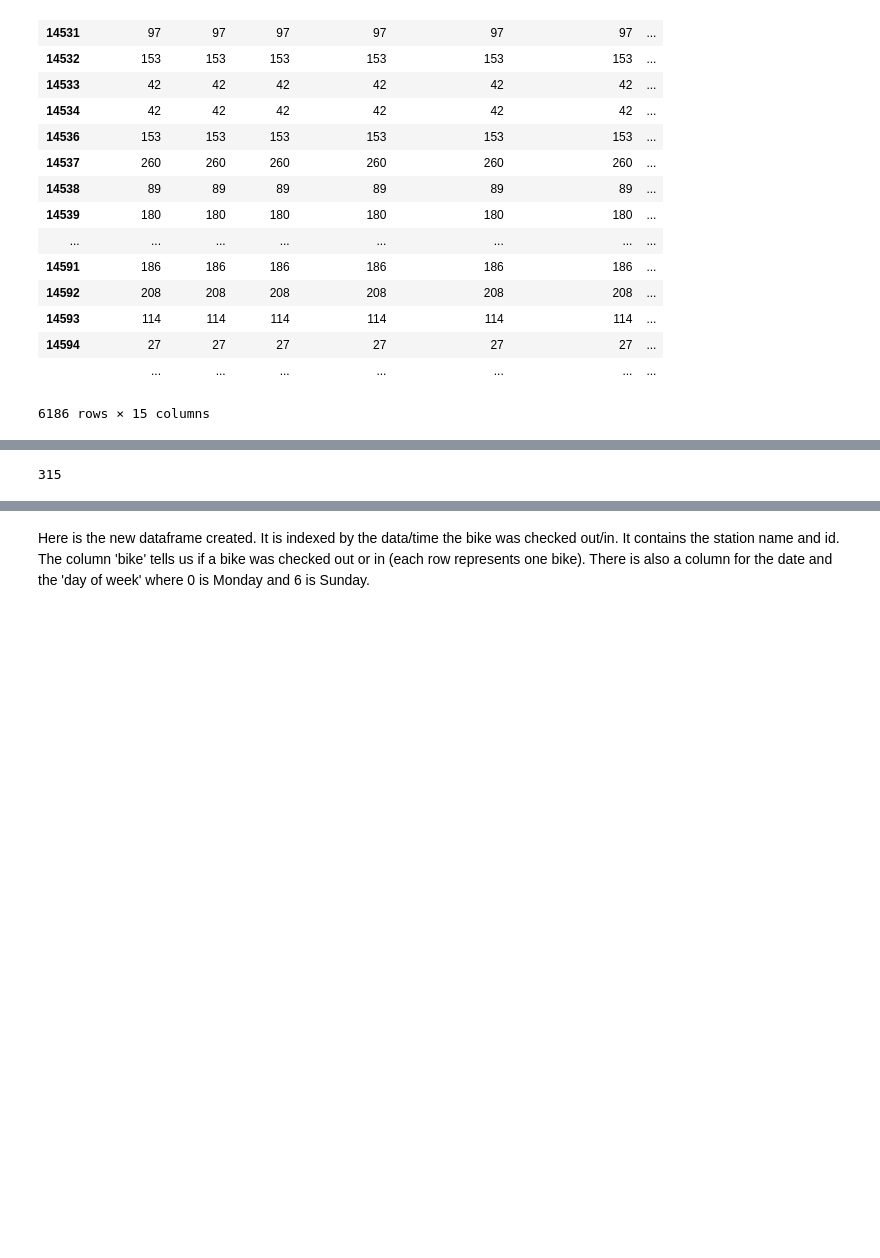
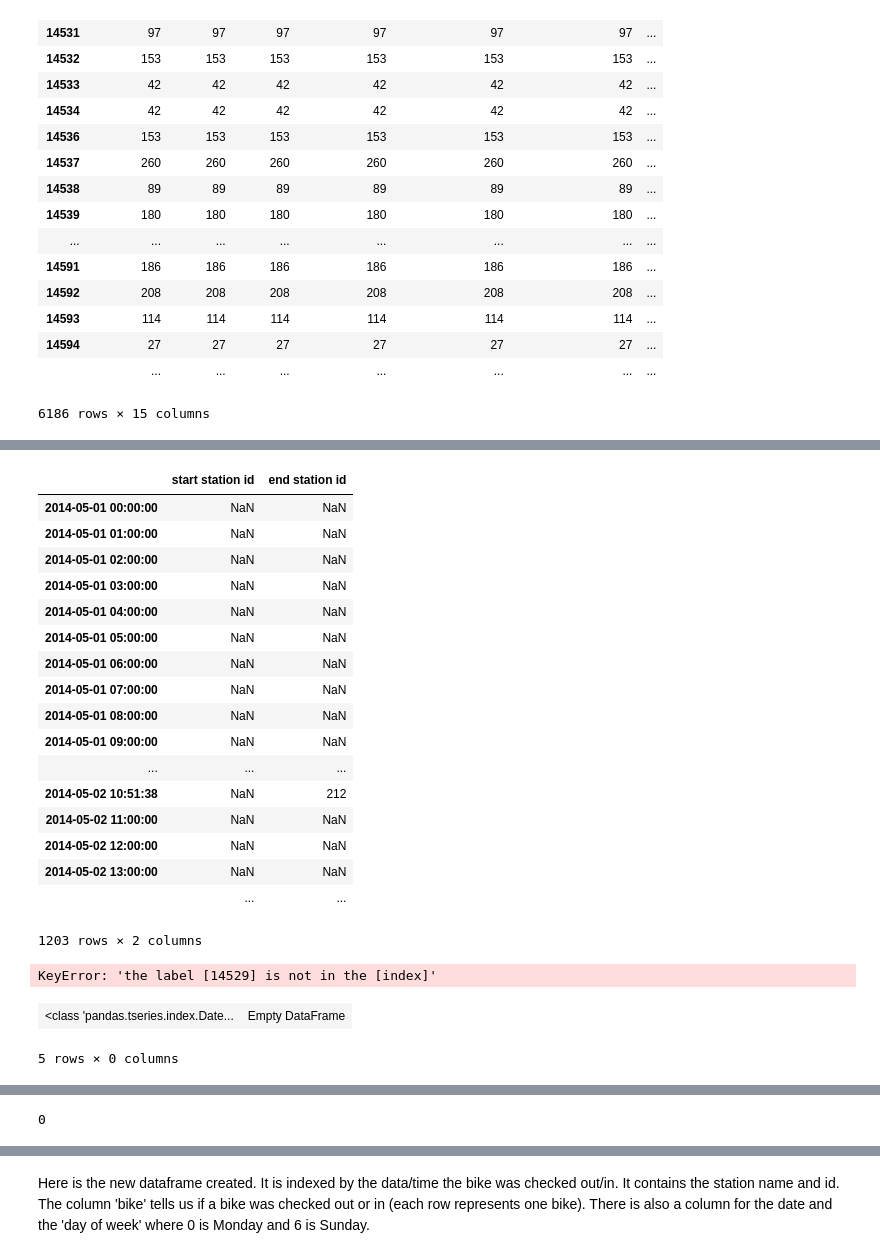
Before and after one commit to deenapatel/citibike, a Jupyter notebook: Citibike.ipynb, the cells around one changed output, grey strips where cells are left out. Cells and saved outputs as stored; diff of their text form; code cells hidden in the pictures; blank space fills up the shorter version.

```diff
--- a/Citibike.ipynb
+++ b/Citibike.ipynb
@@ -55,3 +83,42 @@ df.groupby('bikeid').count()
+# %%
+startdate = dt.datetime(2014,5,1,0,0,0)
+timerange=pd.date_range(startdate,periods=24*31,freq='H')
+#hourmarker=pd.DataFrame({'time':timerange})
+hourmarker=pd.DataFrame(index=timerange)
+
+startdf=bikedf.loc[14529][['start station id']]
+#startdf.columns=['time','start station']
+stopdf=bikedf.loc[14529][['stoptime','end station id']].set_index('stoptime')
+#stopdf.columns=['time','end station']
+
+hourmarker.join(startdf,how='outer').join(stopdf,how='outer').sort()
+# %% [output]
+|  | start station id | end station id |
+| 2014-05-01 00:00:00 | NaN | NaN |
+| 2014-05-01 01:00:00 | NaN | NaN |
+| 2014-05-01 02:00:00 | NaN | NaN |
+| 2014-05-01 03:00:00 | NaN | NaN |
+| 2014-05-01 04:00:00 | NaN | NaN |
+| 2014-05-01 05:00:00 | NaN | NaN |
+| 2014-05-01 06:00:00 | NaN | NaN |
+| 2014-05-01 07:00:00 | NaN | NaN |
+| 2014-05-01 08:00:00 | NaN | NaN |
+| 2014-05-01 09:00:00 | NaN | NaN |
+| ... | ... | ... |
+| 2014-05-02 10:51:38 | NaN | 212 |
+| 2014-05-02 11:00:00 | NaN | NaN |
+| 2014-05-02 12:00:00 | NaN | NaN |
+| 2014-05-02 13:00:00 | NaN | NaN |
+|  | ... | ... |
+1203 rows × 2 columns
+# %%
+#bikedf.ix[0]
+#bikedf.loc[14529]
+#len(bikedf.index.levels[0])
+indivbikedf=bikedf.loc[14529]
+indivbikedf
+# %% [output]
+KeyError: 'the label [14529] is not in the [index]'
 # %%
 bikedf = df[df['bikeid']==20758].sort('starttime')[['starttime','stoptime','start station id','end station id']]
 bikedf['posttime']=bikedf['starttime'].shift(-1)
@@ -61,21 +128,28 @@ bikedf['poststation id']=bikedf['start station id'].shift(-1)
 bikedf['parked']=None
 bikedf['parked time']=None
 
+whereisbikedf=pd.DataFrame(index=timerange)
+
 startdate = dt.datetime(2014,5,1)
-timerange=pd.date_range(startdate,periods=24*31,freq='H')
+timerange=pd.date_range(startdate,periods=24*32,freq='H')
 
 for tm in timerange:
     bikedf['parked'][(bikedf['stoptime']<tm)&(bikedf['posttime']>tm)]=bikedf['end station id'] #bike is at this station
     bikedf['parked time'][(bikedf['stoptime']<tm)&(bikedf['posttime']>tm)]=tm #time it is at that station
     bikedf['parked'][(bikedf['starttime']<=tm)&(bikedf['stoptime']>=tm)]='out' #bike is out on a ride
     bikedf['parked time'][(bikedf['starttime']<=tm)&(bikedf['stoptime']>=tm)]=tm #time it is out
-
+    pk=bikedf.loc[bikedf['parked time']==tm]['parked']
+    if pk.count()>0:
+        whereisbikedf.loc[tm] = pk.iloc[0]
     #bikedf['parked'][(bikedf['stoptime']<tm)&(bikedf['posttime']>tm)]='rebalanced' #rebalanced or at station
     #bikedf['parked'][(bikedf['parked']=='rebalanced')&(bikedf['end station id']==bikedf['poststation id'])]=bikedf['end station id']
+    if pk.count()>1:
+        print 'what?'
 
-len(bikedf)
+whereisbikedf.tail()
 # %% [output]
+| <class 'pandas.tseries.index.Date... | Empty DataFrame |
-315
+5 rows × 0 columns
 # %%
 bikedf
 # %% [output]
@@ -97,4 +171,20 @@ bikedf
 | 171159 | 2014-05-07 07:45:25 | 2014-05-07 08:00:22 | 530 | 318 | 2014-05-07 08:02:26 | 318 | out | 2014-05-07 08:00:00 |
 |  | ... | ... | ... | ... | ... | ... | ... | ... |
 315 rows × 8 columns
+# %%
+tm = dt.datetime(2014,5,1,5)
+
+bikedf['parked'][(bikedf['stoptime']<tm)&(bikedf['posttime']>tm)]=bikedf['end station id'] #bike is at this station
+bikedf['parked time'][(bikedf['stoptime']<tm)&(bikedf['posttime']>tm)]=tm #time it is at that station
+bikedf['parked'][(bikedf['starttime']<=tm)&(bikedf['stoptime']>=tm)]='out' #bike is out on a ride
+bikedf['parked time'][(bikedf['starttime']<=tm)&(bikedf['stoptime']>=tm)]=tm #time it is out
+
+#parkeddf=bikedf.loc[bikedf['parked time']==tm]['parked']
+#if parkedvalue
+
+#whereisbikedf.loc[tm] = bikedf.loc[bikedf['parked time']==tm]['parked'].iloc[0]
+#bikedf
+bikedf.loc[bikedf['parked time']==tm]['parked'].count()
+# %% [output]
+0
 # %%
```
Also changed, not shown: parts of 4 cells of this notebook.
